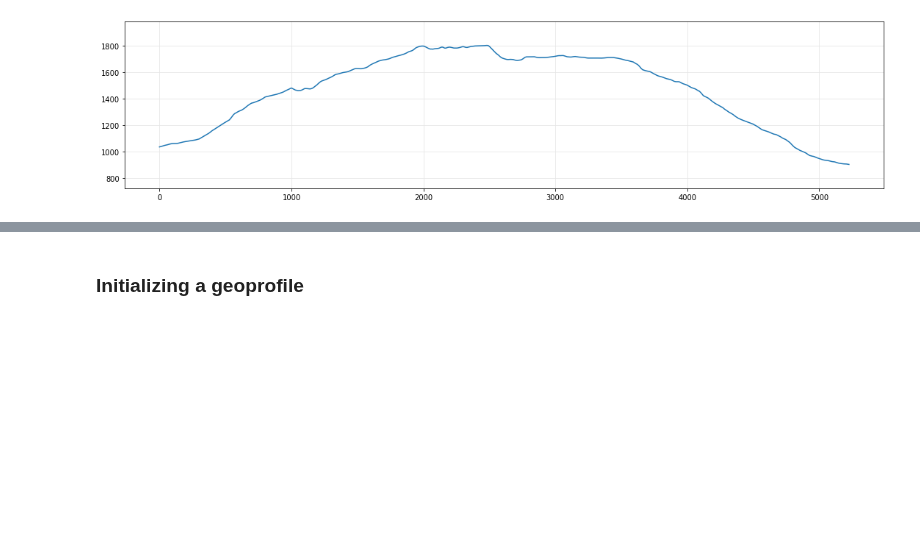
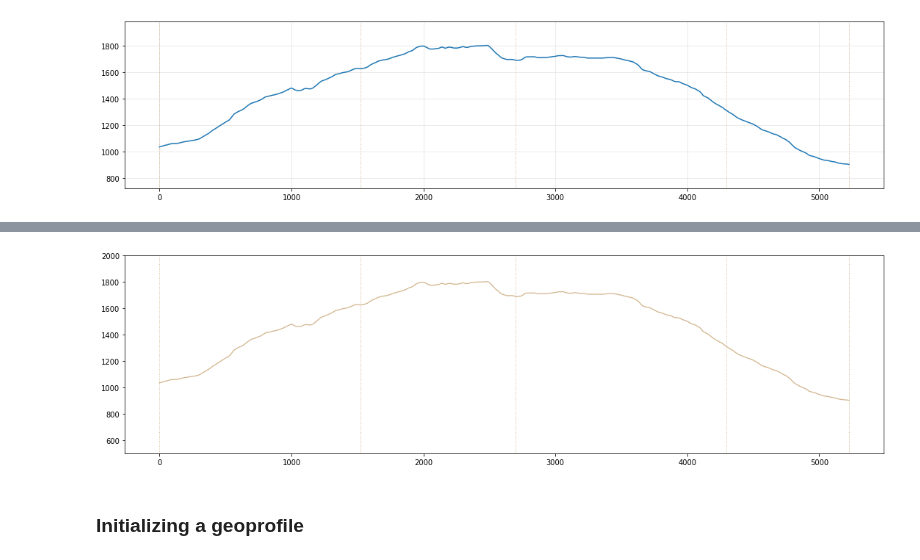
Before and after one commit to mauroalberti/gsf, a Jupyter notebook: docs/notebooks/Geologic profiles with pygsf - dev.ipynb, the cells around one changed output, grey strips where cells are left out. Drawn from its saved outputs; the diff is of its cells as text; code cells hidden in the pictures; blank space fills up the shorter version.

```diff
--- a/docs/notebooks/Geologic profiles with pygsf - dev.ipynb
+++ b/docs/notebooks/Geologic profiles with pygsf - dev.ipynb
@@ -171,3 +176,16 @@ fig = plot(topographic_profile, color='orange', aspect=2, linewidth=0.85, z_min=
+# %%
+fig = plot(
+    topographic_profile,
+    color='tan',
+    aspect=1,
+    linewidth=1.25,
+    z_min=500,
+    z_max=2000,
+    grid=False,
+    breaklines=True
+)
+# %% [output]
+[figure, added]
 # %% [markdown]
 ### Initializing a geoprofile
 # %% [markdown]
```
Also changed, not shown: parts of 2 cells of this notebook, 1 other file.
